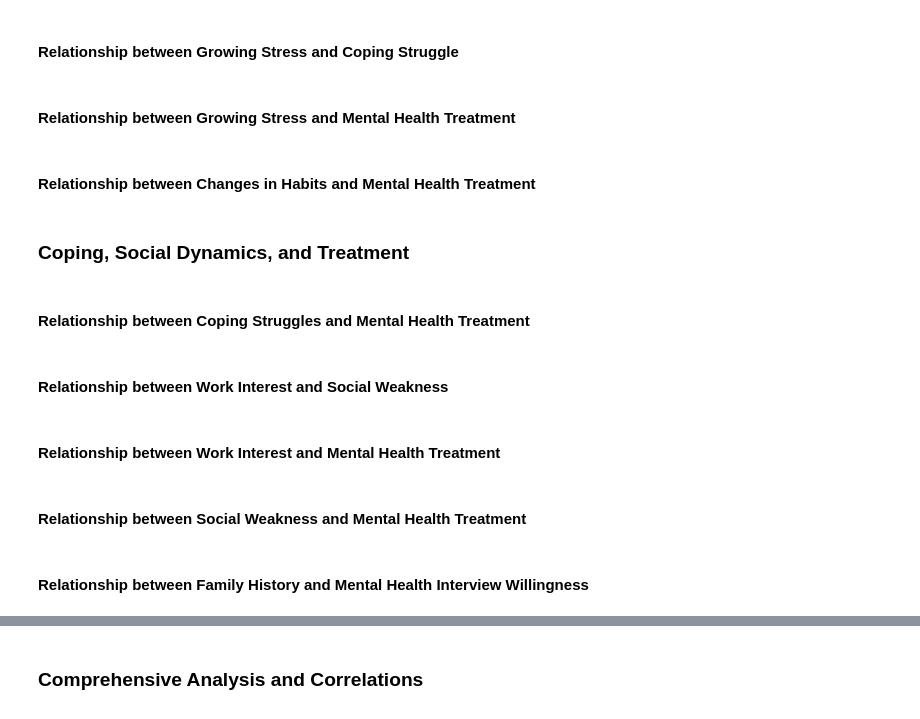
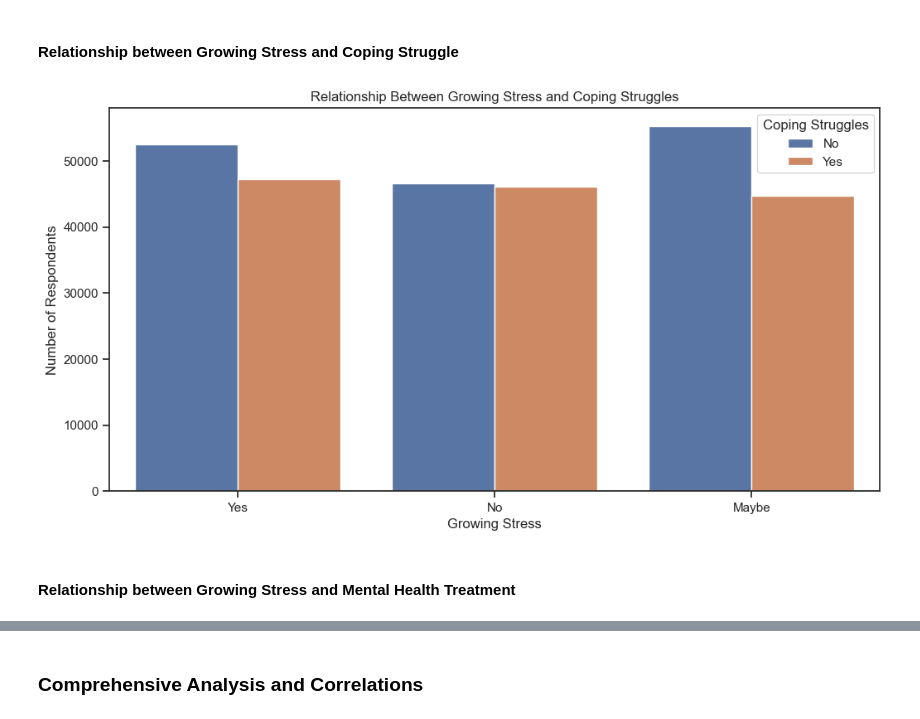
Before and after one commit to reneczka/mental-health, a Jupyter notebook: mental_health.ipynb, the cells around one changed output, grey strips where cells are left out. Cells and saved outputs as stored; diff of their text form; code cells hidden in the pictures.

```diff
--- a/mental_health.ipynb
+++ b/mental_health.ipynb
@@ -263,18 +266,14 @@ plt.show()
 # %% [markdown]
 #### Relationship between Growing Stress and Coping Struggle
+# %%
+plt.figure(figsize=(12, 6))
+sns.countplot(data=df, x='Growing_Stress', hue='Coping_Struggles')
+plt.title('Relationship Between Growing Stress and Coping Struggles')
+plt.xlabel('Growing Stress')
+plt.ylabel('Number of Respondents')
+plt.legend(title='Coping Struggles')
+plt.show()
+# %% [output]
+[figure, added]
 # %% [markdown]
 #### Relationship between Growing Stress and Mental Health Treatment
-# %% [markdown]
-#### Relationship between Changes in Habits and Mental Health Treatment
-# %% [markdown]
-### Coping, Social Dynamics, and Treatment
-# %% [markdown]
-#### Relationship between Coping Struggles and Mental Health Treatment
-# %% [markdown]
-#### Relationship between Work Interest and Social Weakness
-# %% [markdown]
-#### Relationship between Work Interest and Mental Health Treatment
-# %% [markdown]
-#### Relationship between Social Weakness and Mental Health Treatment
-# %% [markdown]
-#### Relationship between Family History and Mental Health Interview Willingness
```
Also changed, not shown: parts of 15 cells of this notebook, 6 other files.
